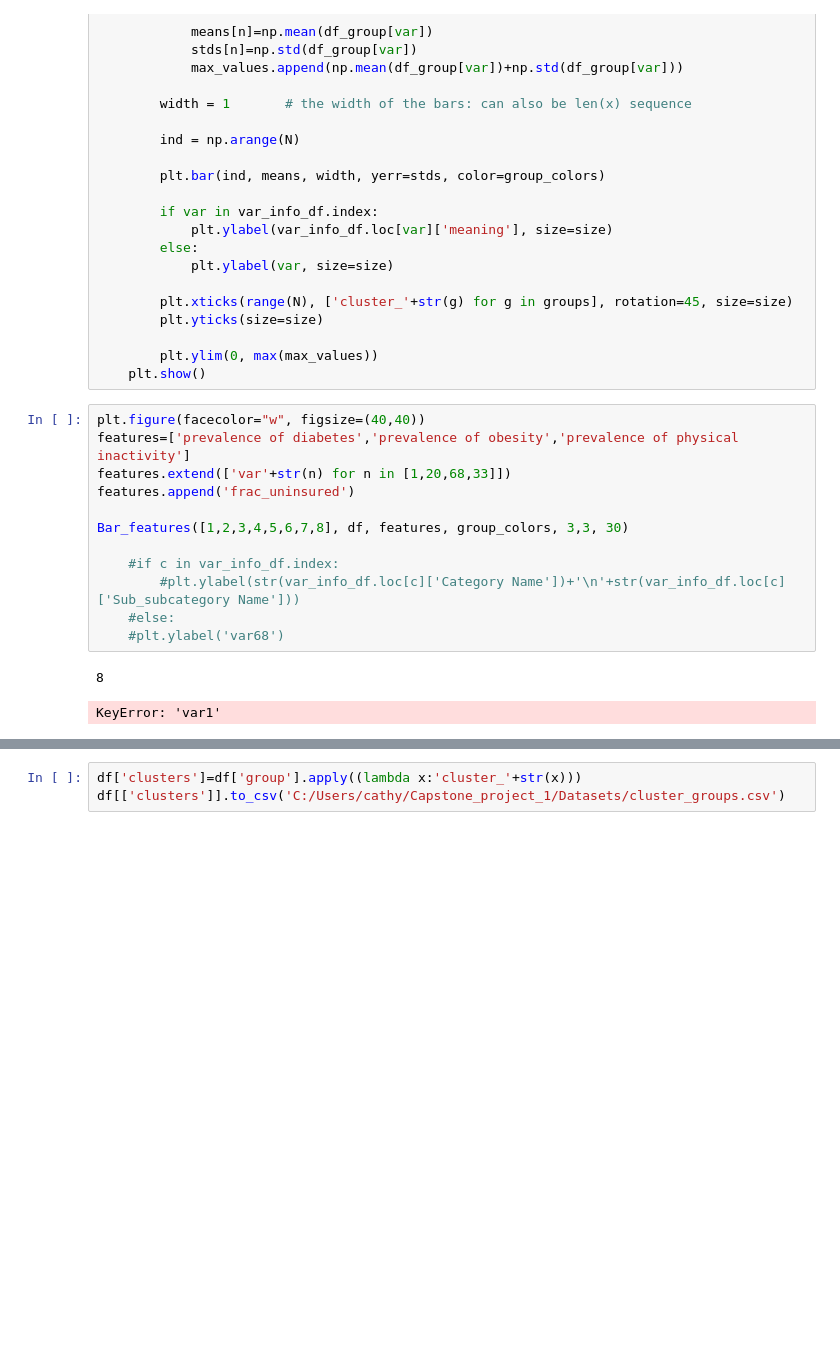
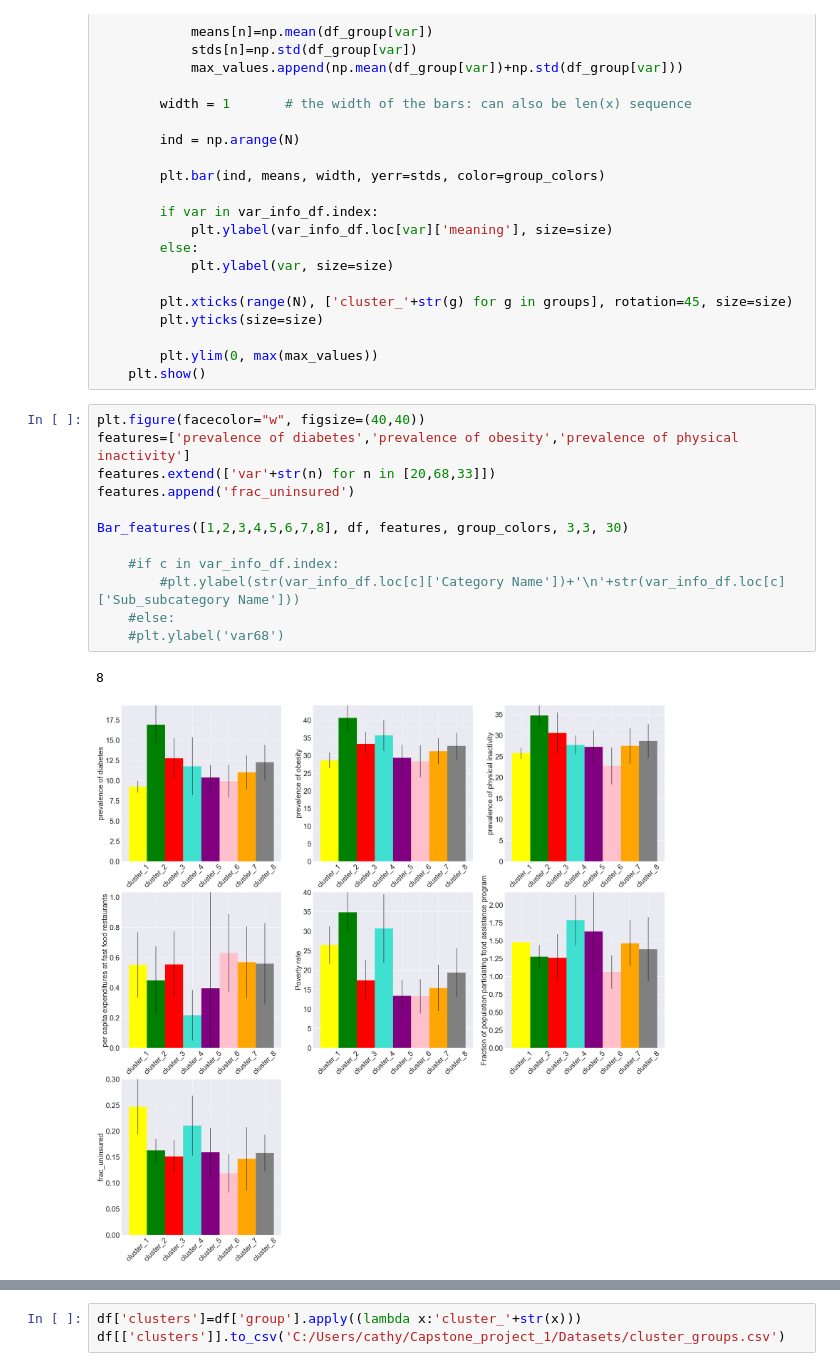
Before and after one commit to cathyxinxyz/Capstone_Project_1, a Jupyter notebook: Codes/Hierachical Clustering analysis.ipynb, the cells around one changed output, grey strips where cells are left out. Saved outputs shown, nothing was run; the diff lists cells and outputs as text; blank space fills up the shorter version.

```diff
--- a/Codes/Hierachical Clustering analysis.ipynb
+++ b/Codes/Hierachical Clustering analysis.ipynb
@@ -371,15 +373,15 @@ def Bar_features(groups, df, features, group_colors,  nrow, ncol, size):
 # %%
 plt.figure(facecolor="w", figsize=(40,40))
 features=['prevalence of diabetes','prevalence of obesity','prevalence of physical inactivity']
-features.extend(['var'+str(n) for n in [1,20,68,33]])
+features.extend(['var'+str(n) for n in [20,68,33]])
 features.append('frac_uninsured')
 
 Bar_features([1,2,3,4,5,6,7,8], df, features, group_colors, 3,3, 30)
 
     #if c in var_info_df.index:
         #plt.ylabel(str(var_info_df.loc[c]['Category Name'])+'\n'+str(var_info_df.loc[c]['Sub_subcategory Name']))
     #else:
     #plt.ylabel('var68')
 # %% [output]
 8
-KeyError: 'var1'
+[figure, added]
```
Also changed, not shown: parts of 19 cells of this notebook, 9 other files.
